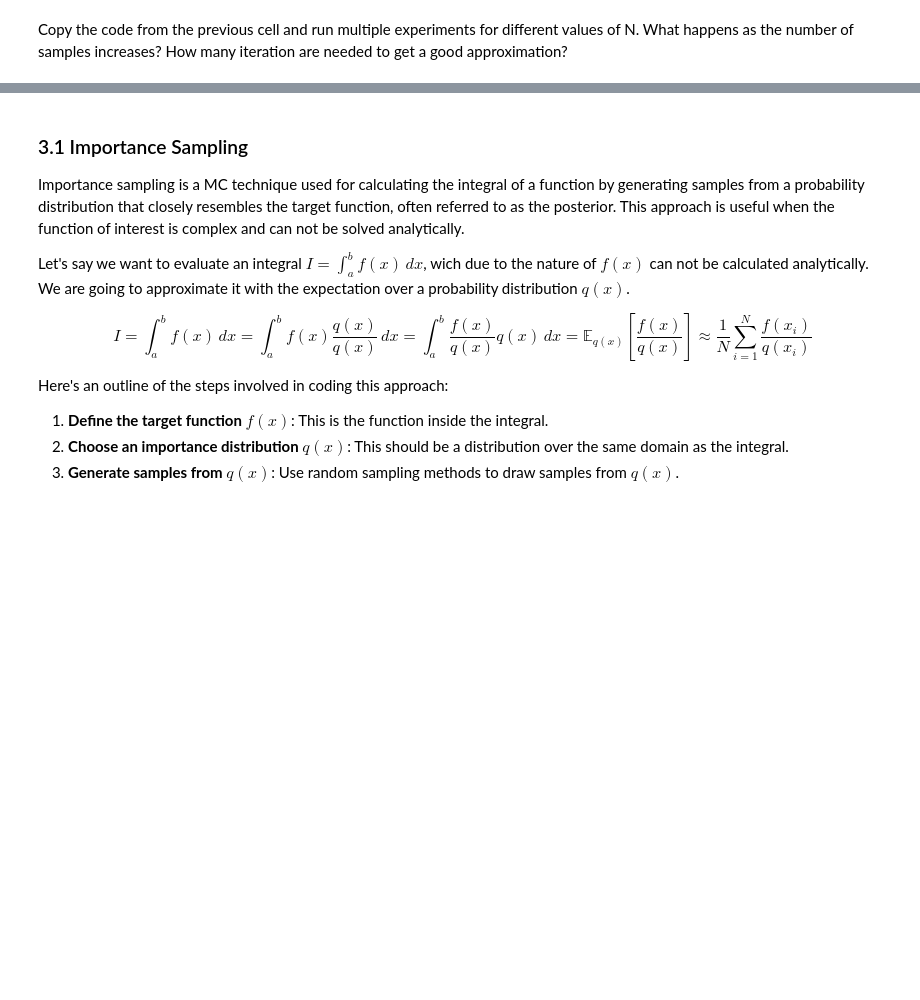
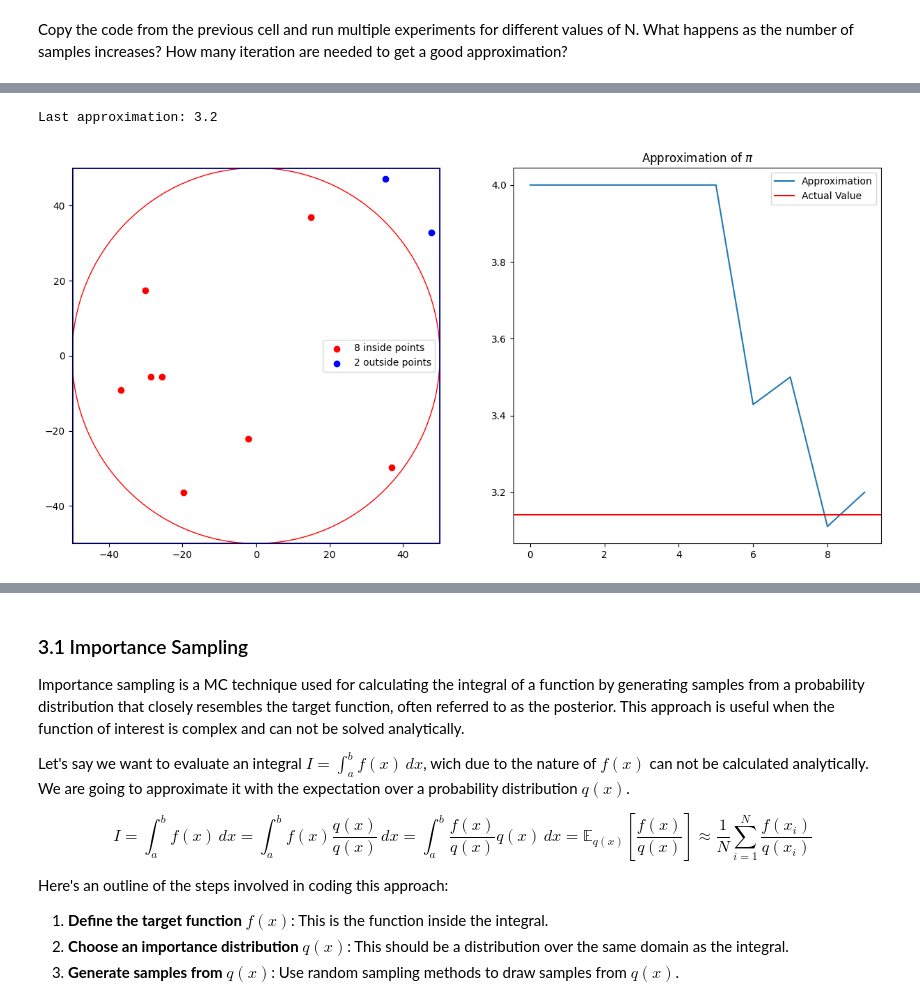
Before and after one commit to Anananas42/NP-hard-assignment2, a Jupyter notebook: Assignment3-Students.ipynb, the cells around one changed output, grey strips where cells are left out. Cells and saved outputs as stored; diff of their text form; code cells hidden in the pictures; blank space fills up the shorter version.

```diff
--- a/Assignment3-Students.ipynb
+++ b/Assignment3-Students.ipynb
@@ -985,5 +1001,29 @@ Copy the code from the previous cell and run multiple experiments for different
 <br></div>
 # %%
 # EXPERIMENT 1
+N = 10
+radius = 50
+approximations, points = calculate_pi(N, radius)
+print(f"Last approximation: {approximations[-1]}")
+
+# Separate outside and inside points
+inside_points = [x for x in points if inside_circle(x[0], x[1], radius)]
+outside_points = [x for x in points if not inside_circle(x[0], x[1], radius)]
+
+# Draw the circle
+fig, ax = plt.subplots(1, 2, figsize = (15, 7))
+draw_circle_inside_square(ax[0], radius, inside_points = inside_points, outside_points = outside_points)
+
+# Draw the evolution of our approximation
+ax[1].plot(approximations, label = "Approximation")
+
+# Draw the value of 𝜋 as a horizontal red line
+ax[1].axhline(y = np.pi, color = 'r', linestyle = '-', label = "Actual Value")
+ax[1].title.set_text('Approximation of $\\pi$')
+ax[1].legend()
+plt.show()
+# %% [output]
+Last approximation: 3.2
+[figure, added]
 # %%
 # EXPERIMENT 2
```
Also changed, not shown: parts of 7 cells of this notebook.
